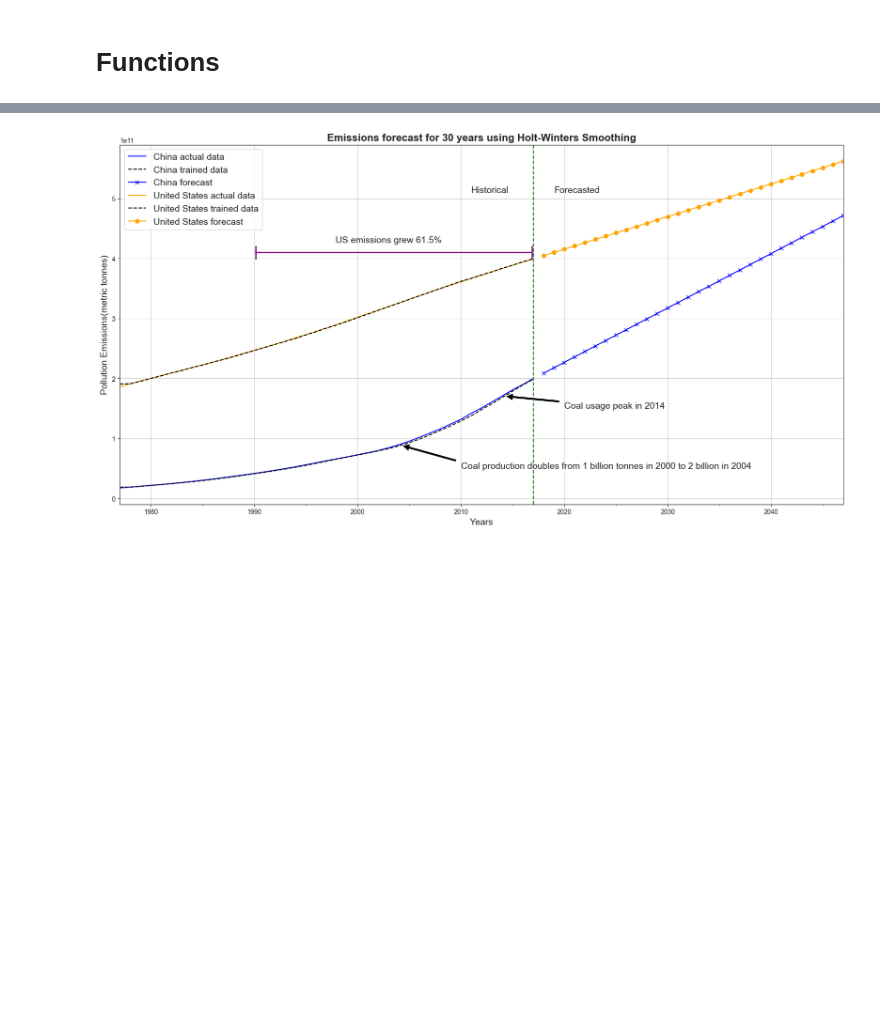
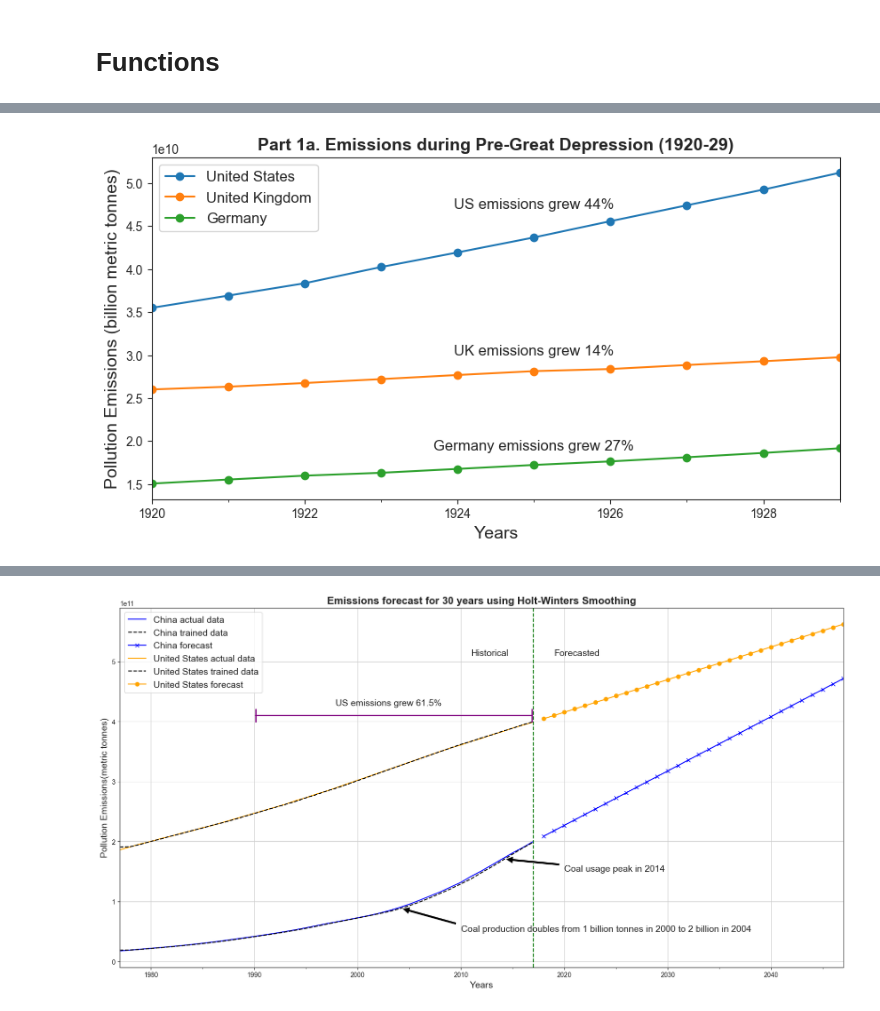
Before and after one commit to wiredmerlin/project01, a Jupyter notebook: Project01.ipynb, the cells around one changed output, grey strips where cells are left out. Cells and saved outputs as stored; diff of their text form; code cells hidden in the pictures; blank space fills up the shorter version.

```diff
--- a/Project01.ipynb
+++ b/Project01.ipynb
@@ -525,0 +147,29 @@ print(calculate_growth_percent('India', '2010', '2017'))
+# %%
+country_list = ['United States','United Kingdom', 'Germany']
+
+%matplotlib inline
+plt.rcParams["figure.figsize"] = (10,5)
+sns.set_style("ticks")
+beginning_year = '1920'
+end_year = '1929'
+ax = plt.gca()
+
+d_country_emission_growth = {} # calculate the emissions growth for each country
+for country in country_list:
+    plot_emissions(country, beginning_year, end_year).plot(ax = ax, marker='o')
+    d_country_emission_growth[country] = int(round(calculate_growth_percent(country, beginning_year, end_year)))
+
+plt.ylabel('Pollution Emissions (billion metric tonnes)', fontsize=14)
+plt.ticklabel_format(axis='y', style='sci', scilimits=(10,10))
+plt.xlabel('Years', fontsize=14)
+plt.title("Part 1a. Emissions during Pre-Great Depression (1920-29)", fontsize=14, fontweight='bold')
+plt.text('1925', 47000000000, "US emissions grew "+str(d_country_emission_growth[country_list[0]])+"%", \
+         fontsize=12, horizontalalignment='center')
+plt.text('1925', 30000000000, "UK emissions grew "+str(d_country_emission_growth[country_list[1]])+"%", \
+         fontsize=12, horizontalalignment='center')
+plt.text('1925', 19000000000, "Germany emissions grew "+str(d_country_emission_growth[country_list[2]])+"%", \
+         fontsize=12, horizontalalignment='center')
+ax.legend(loc='upper left', facecolor='white', fontsize=12)
+plt.show()
+# %% [output]
+[figure, added]
```
Also changed, not shown: parts of 77 cells of this notebook.
